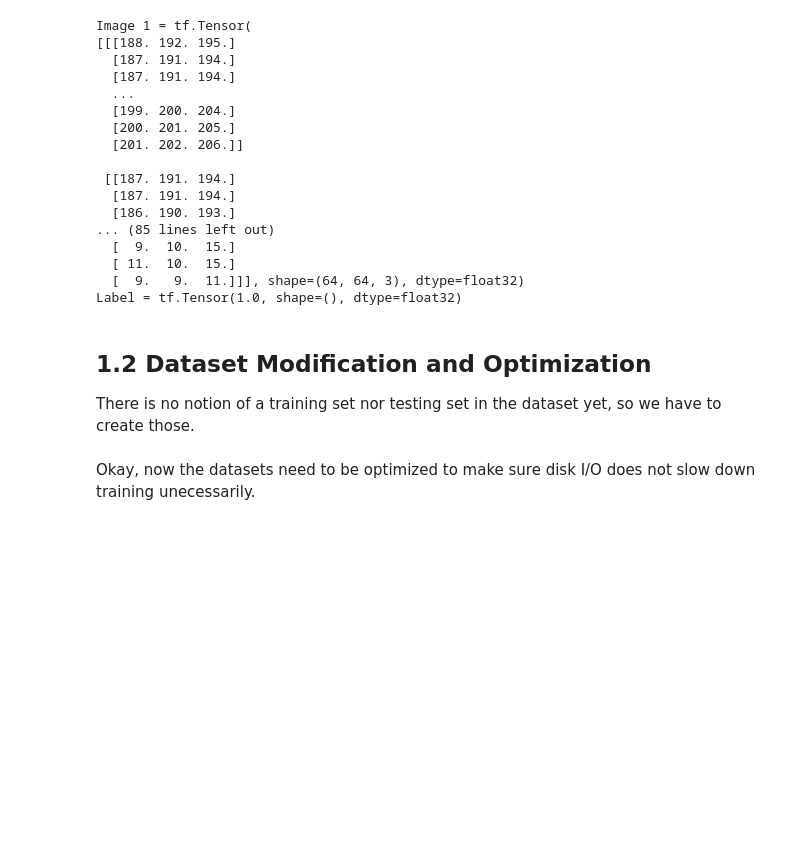
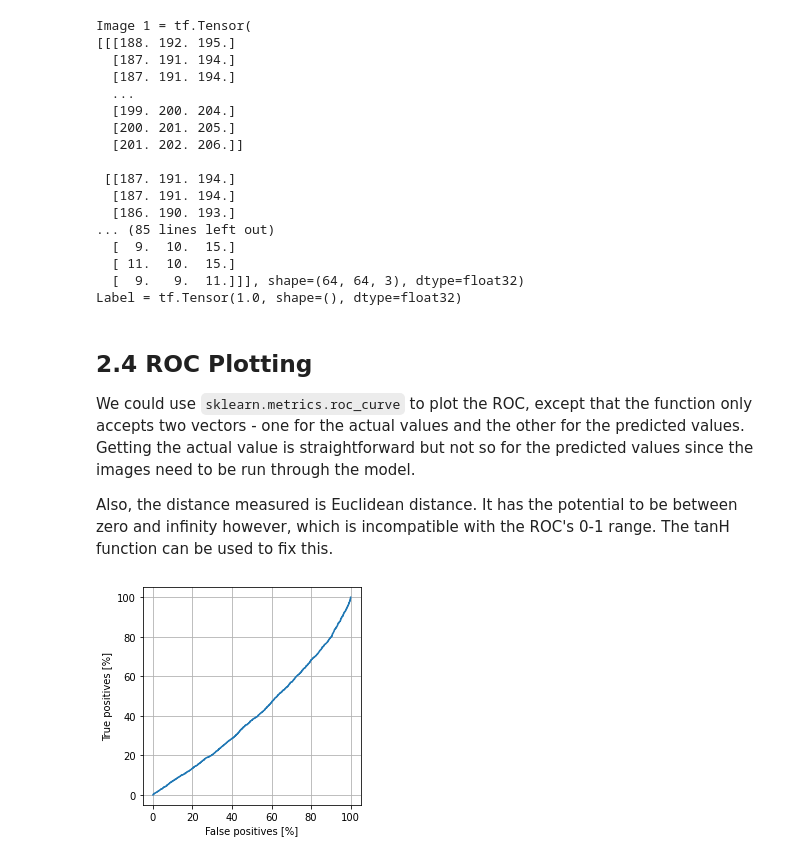
Before and after one commit to Laikokwui/G6-face-recognition-attendance-system, a Jupyter notebook: Code/assignment2.ipynb, the cells around one changed output. Cells and saved outputs as stored; diff of their text form; code cells hidden in the pictures; blank space fills up the shorter version.

```diff
--- a/Code/assignment2.ipynb
+++ b/Code/assignment2.ipynb
@@ -605,7 +605,7 @@ smlb.add_convolution_layer(256, (3,3), pad=True)
 smlb.add_activation_layer("relu")
 smlb.add_flatten_layer()
 smlb.add_dense_layer(256)
-smlb.add_regularization_layer("l2")
+smlb.add_regularization_sublayer("l2")
 
 smlb.set_custom_loss_function(TensorFlowAddons.losses.TripletSemiHardLoss())
 smlb.build(0.001)
@@ -628,5 +628,5 @@ Trainable params: 17,922,880
 Non-trainable params: 0
 _________________________________________________________________
 # %%
-smlb.run(epochs=100, earlyStop=True)
+smlb.run(epochs=35, earlyStop=True)
 # %% [output]
@@ -714,11 +715,10 @@ def datasetMapper(stringTensor:TensorFlow.Tensor) -> tuple:
 
     # Lastly, the label should be a float, this can be done by checking if
     # the tensor value is zero or not
-    # IF IT IS ZERO, RETURN ONE AND VICE VERSA - refer to the opening statement of section 2.3
     parity = TensorFlow.cond(
         stringTensor[2] == stringZeroTensor,
-        lambda: floatOneTensor,
-        lambda: floatZeroTensor
+        lambda: floatZeroTensor,
+        lambda: floatOneTensor
     )
 
     # Images and label are now good, return them
@@ -757,6 +757,8 @@ Image 1 = tf.Tensor(
   [  9.   9.  11.]]], shape=(64, 64, 3), dtype=float32)
 Label = tf.Tensor(1.0, shape=(), dtype=float32)
 # %% [markdown]
-## 1.2 Dataset Modification and Optimization
-There is no notion of a training set nor testing set in the dataset yet, so we have to create those.
+## 2.4 ROC Plotting
+We could use `sklearn.metrics.roc_curve` to plot the ROC, except that the function only accepts two vectors - one for the actual values and the other for the predicted values. Getting the actual value is straightforward but not so for the predicted values since the images need to be run through the model.
+
+Also, the distance measured is Euclidean distance. It has the potential to be between zero and infinity however, which is incompatible with the ROC's 0-1 range. The tanH function can be used to fix this.
 # %%
@@ -770,2 +793,0 @@ print(testingDataset.cardinality())
-# %% [markdown]
-Okay, now the datasets need to be optimized to make sure disk I/O does not slow down training unecessarily.
@@ -782,4 +794,13 @@ print(testingOptimizedDataset.cardinality())
 # %%
 import sklearn.metrics # this must be imported explicitly
-print(trainingPredictions.shape, testingPredictions.shape)
-truePositives, falsePositives, others = sklearn.metrics.roc_curve(trainingPredictions, testingPredictions)
+falsePositives, truePositives, others = sklearn.metrics.roc_curve(actualLabelList, predictedLabelList)
+# %%
+PyPlot.plot(100*falsePositives, 100*truePositives)
+PyPlot.xlabel('False positives [%]')
+PyPlot.ylabel('True positives [%]')
+PyPlot.grid(True)
+ax = PyPlot.gca()
+ax.set_aspect('equal')
+PyPlot.show()
+# %% [output]
+[figure, added]
```
Also changed, not shown: parts of 8 cells of this notebook.
